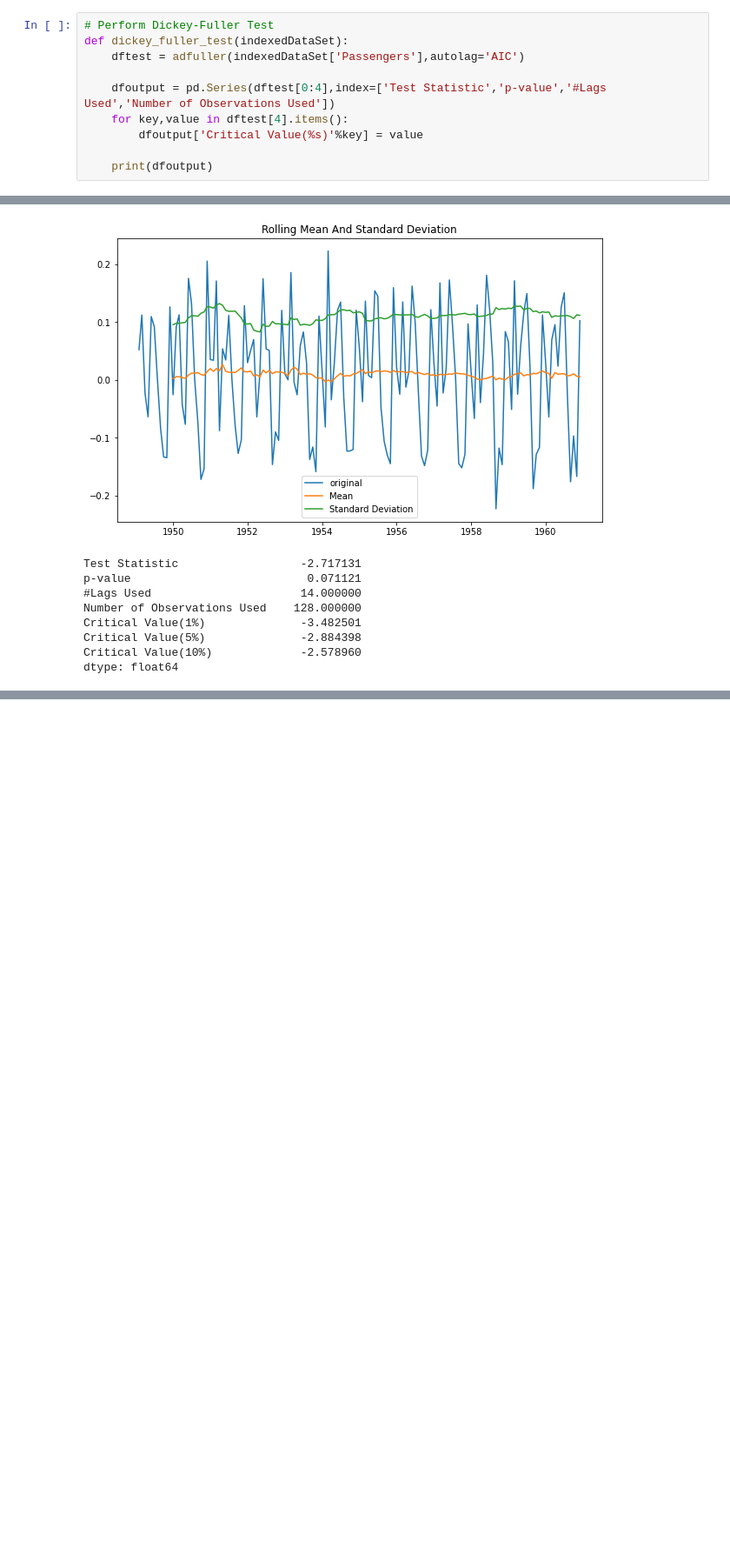
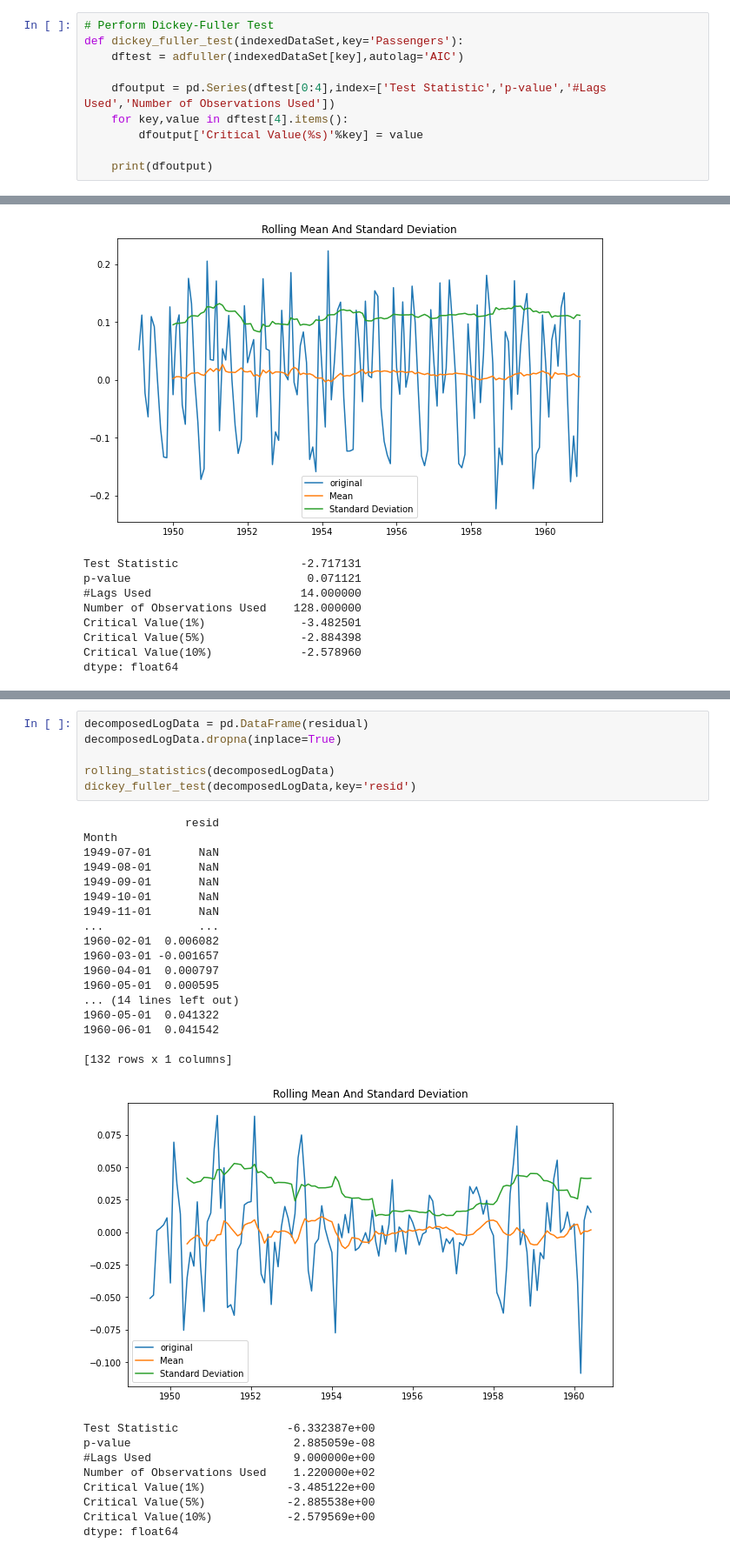
Before and after one commit to JayantGoel001/Time-Series, a Jupyter notebook: time series Air passengers.ipynb, the cells around one changed output, grey strips where cells are left out. Shown at 87% size. Saved outputs shown, nothing was run; the diff lists cells and outputs as text; blank space fills up the shorter version.

```diff
--- a/time series Air passengers.ipynb
+++ b/time series Air passengers.ipynb
@@ -67,8 +68,8 @@ def rolling_statistics(indexedDataSet):
     plt.show()
 # %%
 # Perform Dickey-Fuller Test
-def dickey_fuller_test(indexedDataSet):
-    dftest = adfuller(indexedDataSet['Passengers'],autolag='AIC')
+def dickey_fuller_test(indexedDataSet,key='Passengers'):
+    dftest = adfuller(indexedDataSet[key],autolag='AIC')
 
     dfoutput = pd.Series(dftest[0:4],index=['Test Statistic','p-value','#Lags Used','Number of Observations Used'])
     for key,value in dftest[4].items():
@@ -270,0 +298,33 @@ dtype: float64
+# %%
+decomposedLogData = pd.DataFrame(residual)
+decomposedLogData.dropna(inplace=True)
+
+rolling_statistics(decomposedLogData)
+dickey_fuller_test(decomposedLogData,key='resid')
+# %% [output]
+               resid
+Month
+1949-07-01       NaN
+1949-08-01       NaN
+1949-09-01       NaN
+1949-10-01       NaN
+1949-11-01       NaN
+...              ...
+1960-02-01  0.006082
+1960-03-01 -0.001657
+1960-04-01  0.000797
+1960-05-01  0.000595
+... (14 lines left out)
+1960-05-01  0.041322
+1960-06-01  0.041542
+
+[132 rows x 1 columns]
+[figure, added]
+Test Statistic                -6.332387e+00
+p-value                        2.885059e-08
+#Lags Used                     9.000000e+00
+Number of Observations Used    1.220000e+02
+Critical Value(1%)            -3.485122e+00
+Critical Value(5%)            -2.885538e+00
+Critical Value(10%)           -2.579569e+00
+dtype: float64
```
Also changed, not shown: parts of 3 cells of this notebook.
